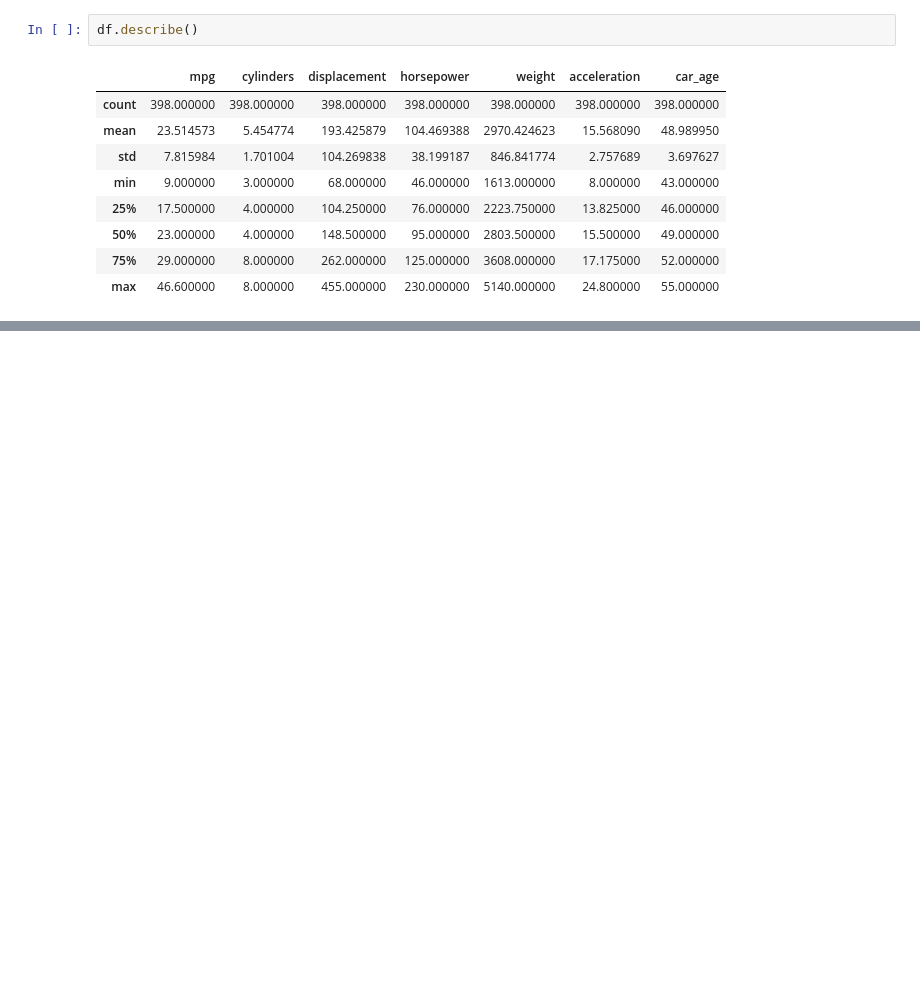
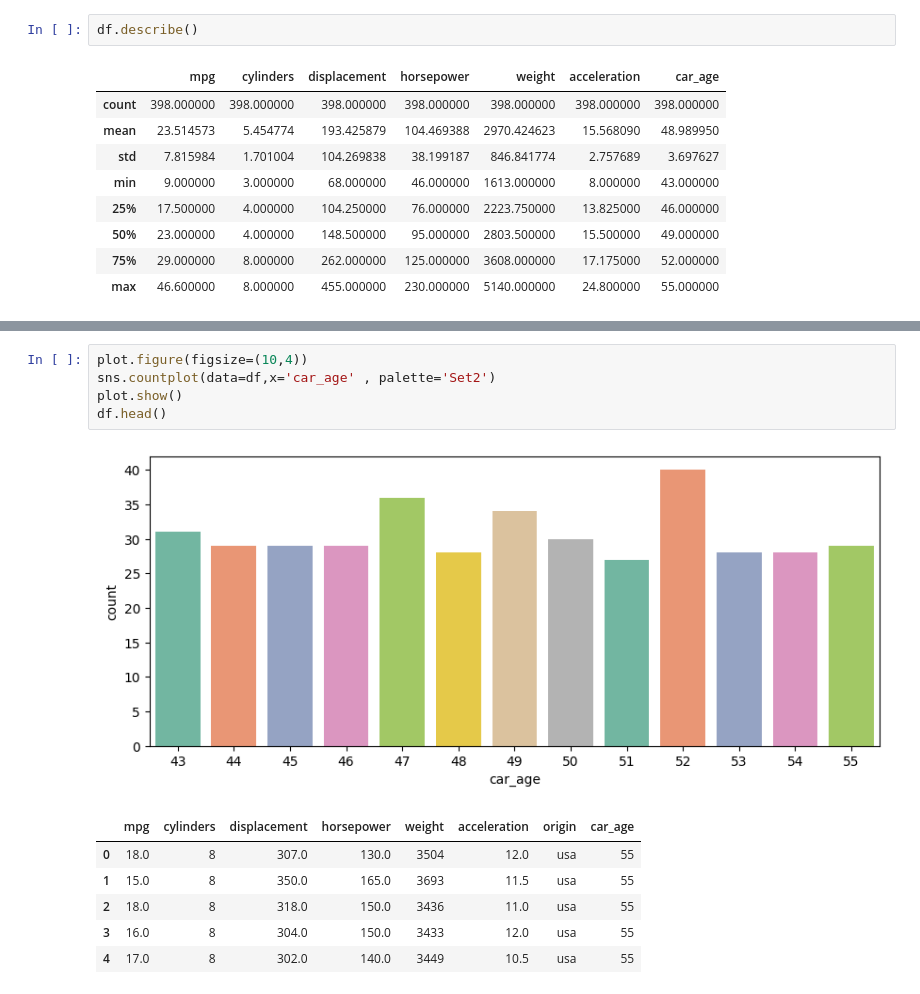
Before and after one commit to Unbeatable2323/Ai-leaning-from-scratch, a Jupyter notebook: sklernproject1.ipynb, the cells around one changed output, grey strips where cells are left out. Saved outputs shown, nothing was run; the diff lists cells and outputs as text; blank space fills up the shorter version.

```diff
--- a/sklernproject1.ipynb
+++ b/sklernproject1.ipynb
@@ -124,0 +138,13 @@ df.describe()
+# %%
+plot.figure(figsize=(10,4))
+sns.countplot(data=df,x='car_age' , palette='Set2')
+plot.show()
+df.head()
+# %% [output]
+[figure, added]
+|  | mpg | cylinders | displacement | horsepower | weight | acceleration | origin | car_age |
+| 0 | 18.0 | 8 | 307.0 | 130.0 | 3504 | 12.0 | usa | 55 |
+| 1 | 15.0 | 8 | 350.0 | 165.0 | 3693 | 11.5 | usa | 55 |
+| 2 | 18.0 | 8 | 318.0 | 150.0 | 3436 | 11.0 | usa | 55 |
+| 3 | 16.0 | 8 | 304.0 | 150.0 | 3433 | 12.0 | usa | 55 |
+| 4 | 17.0 | 8 | 302.0 | 140.0 | 3449 | 10.5 | usa | 55 |
```
Also changed, not shown: parts of 25 cells of this notebook, 2 other files.
